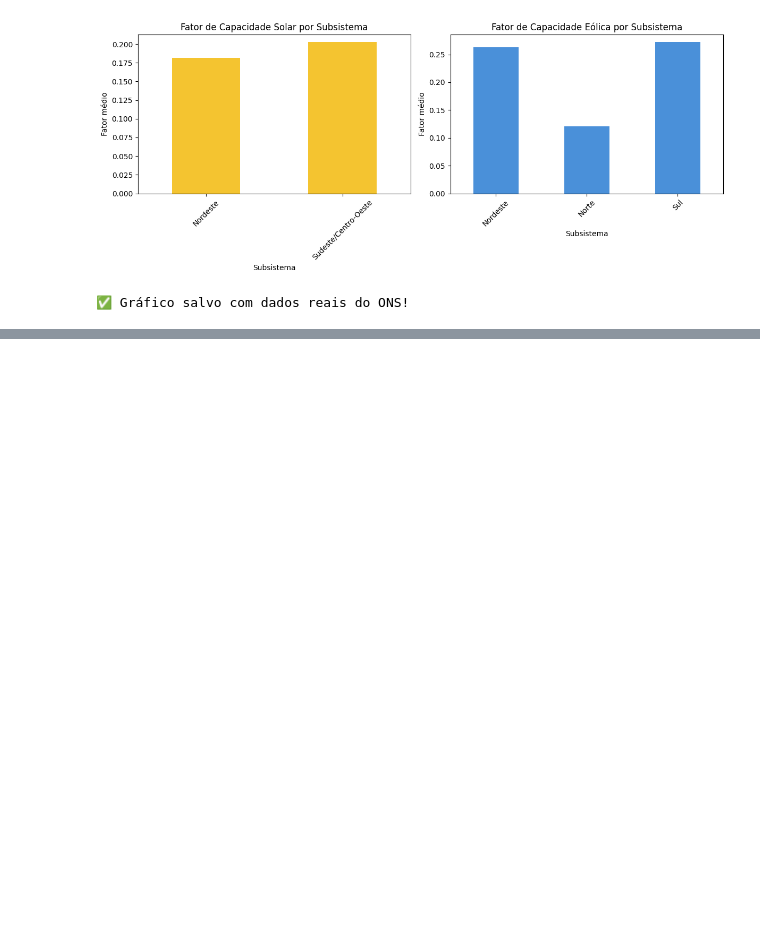
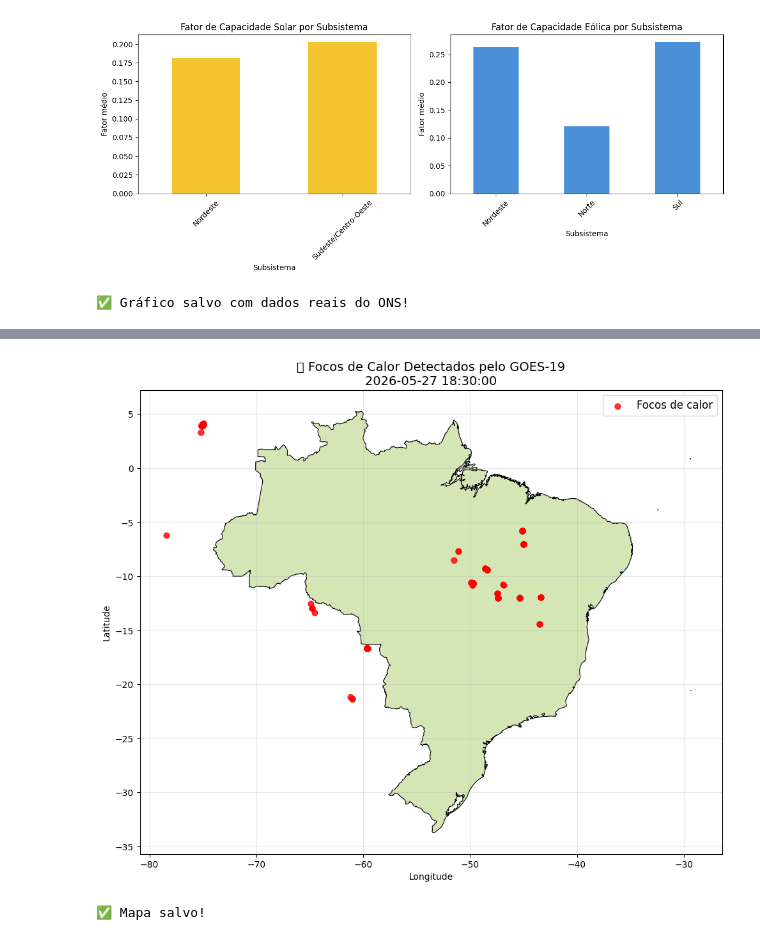
Before and after one commit to CRN27/satenergy, a Jupyter notebook: notebooks/01_coleta_dados.ipynb, the cells around one changed output, grey strips where cells are left out. Drawn from its saved outputs; the diff is of its cells as text; code cells hidden in the pictures; blank space fills up the shorter version.

Commit message:
API INPE automatizada - 72 focos de calor em tempo real no mapa do Brasil

```diff
--- a/notebooks/01_coleta_dados.ipynb
+++ b/notebooks/01_coleta_dados.ipynb
@@ -180,0 +212,9 @@ print("✅ Gráfico salvo com dados reais do ONS!")
+# %%
+# INPE Dataserver — Focos de calor em tempo quase-real
+# Atualizado a cada 10 minutos, sem necessidade de login!
+
+url_base = "https://dataserver-coids.inpe.br/queimadas/queimadas/focos/csv/10min/"
+
+r = requests.get(url_base, verify=False, timeout=15)
+print(f"Status: {r.status_code}")
+print(r.text[:1000])
@@ -180,0 +234,6 @@ print("✅ Gráfico salvo com dados reais do ONS!")
+# %%
+# Extraindo os arquivos CSV disponíveis no diretório
+arquivos_csv = re.findall(r'href="(focos_[^"]+\.csv)"', r.text)
+print(f"Arquivos disponíveis:")
+for a in arquivos_csv:
+    print(f"  - {a}")
@@ -180,0 +296,32 @@ print("✅ Gráfico salvo com dados reais do ONS!")
+# %%
+# Mapa melhorado com contorno do Brasil
+import geopandas as gpd
+from shapely.geometry import Point
+
+# Baixando shapefile do Brasil direto da internet
+url_brasil = "https://raw.githubusercontent.com/datasets/geo-countries/master/data/countries.geojson"
+mundo = gpd.read_file(url_brasil)
+brasil = mundo[mundo["name"] == "Brazil"]
+
+# Convertendo focos para GeoDataFrame
+geometry = [Point(xy) for xy in zip(df_focos["lon"], df_focos["lat"])]
+gdf_focos = gpd.GeoDataFrame(df_focos, geometry=geometry, crs="EPSG:4326")
+
+# Plotando
+fig, ax = plt.subplots(figsize=(10, 12))
+brasil.plot(ax=ax, color="#d4e6b5", edgecolor="black", linewidth=0.8)
+gdf_focos.plot(ax=ax, color="red", markersize=40, alpha=0.8, label="Focos de calor")
+
+ax.set_title(f"🔥 Focos de Calor Detectados pelo GOES-19\n{df_focos['data'].max()}", fontsize=14)
+ax.set_xlabel("Longitude")
+ax.set_ylabel("Latitude")
+ax.legend(fontsize=12)
+ax.grid(True, alpha=0.3)
+
+plt.tight_layout()
+plt.savefig("../data/processed/mapa_focos_calor.png", dpi=150)
+plt.show()
+print("✅ Mapa salvo!")
+# %% [output]
+[figure, added]
+✅ Mapa salvo!
```
Also changed, not shown: parts of 5 cells of this notebook, 1 other file.
